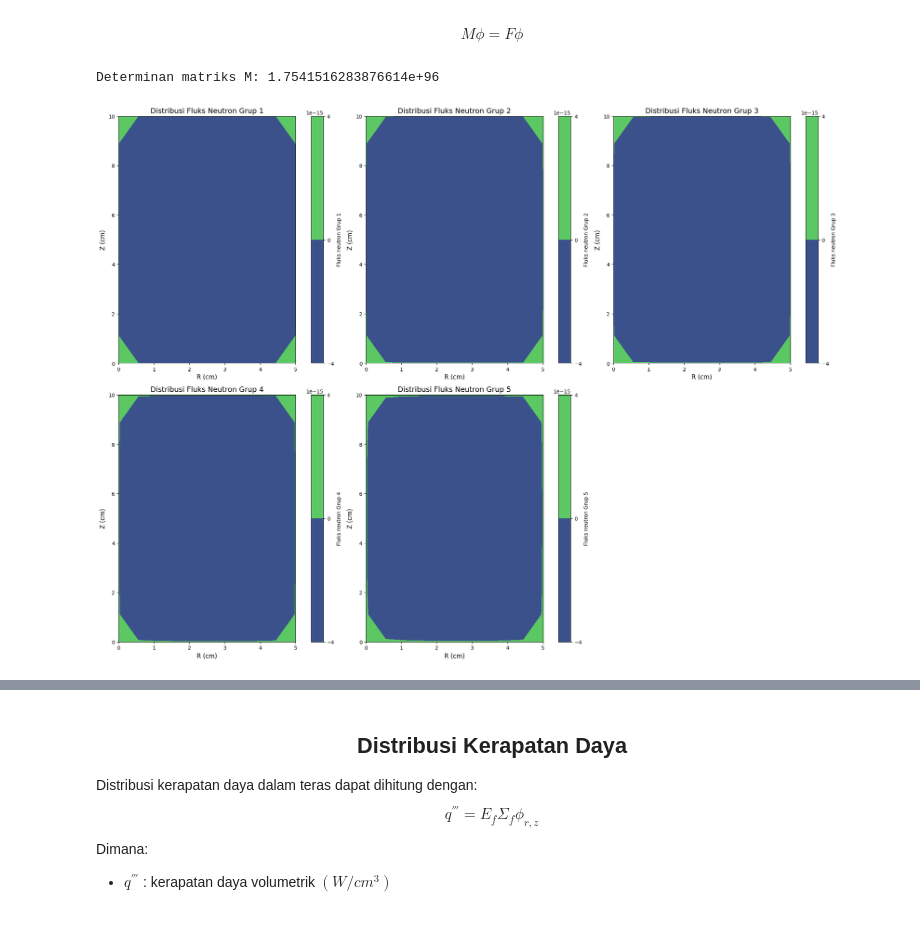
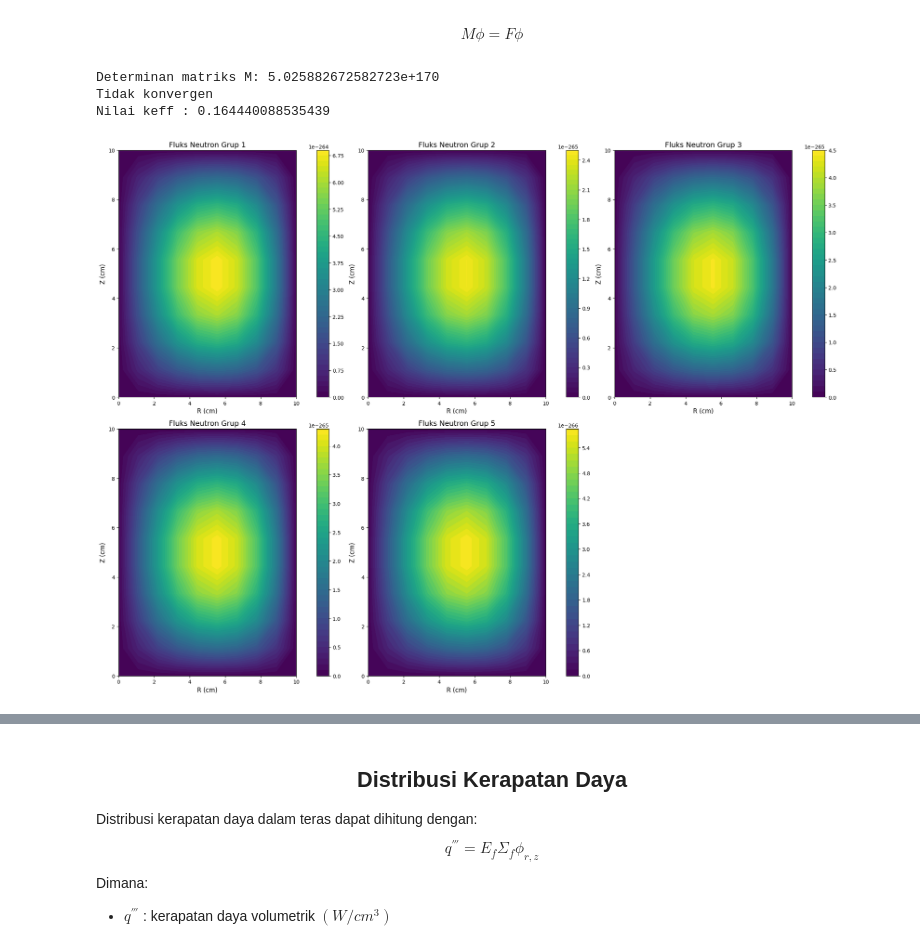
Before and after one commit to dhiyasalmas/Numerical-Method-in-Nuclear, a Jupyter notebook: UAS_24923304_Dhiya Salma Salsabila.ipynb, the cells around one changed output, grey strips where cells are left out. Drawn from its saved outputs; the diff is of its cells as text; code cells hidden in the pictures.

```diff
--- a/UAS_24923304_Dhiya Salma Salsabila.ipynb
+++ b/UAS_24923304_Dhiya Salma Salsabila.ipynb
@@ -204,30 +204,25 @@ import matplotlib.pyplot as plt
 import pandas as pd
 
 # Parameter
-jari_jari = 5   #Panjang reaktor (cm)
+jari_jari = 10   #Panjang reaktor (cm)
 tinggi = 10     #Tinggi reaktor (cm)
 jumlah_grup = 5  #Jumlah grup energi
 #Jumlah diskritisasi
 jumlahtitik_r = 10
 jumlahtitik_z = 10
 #Konstanta difusi (cm)
-D = [0.078075, 0.204467, 0.311864, 0.324637, 0.58843]
+D = [2.5, 1.0, 0.9, 0.8, 0.24]
 #Penampang lintang absorpsi (/cm)
-sigmaA =  [0.000864593443439083, 0.000585328804701596, 0.0130582259510234, 0.0130447474123313, 0.0857331159573507]
+sigmaA = [0.04, 0.06, 0.05, 0.17, 3]
 #Penampang lintang scattering (/cm)
-# sigmaS1 = [0.01, 0.015, 0.02, 0.025]
-# sigmaS2 = [0.005, 0.0075, 0.01]
-# sigmaS3 = [0.0025, 0.005]
-# sigmaS4 = [0.001]
-sigmaS1 = [0.0797572551797431, 0.0734727755063032, 0.000407603692686627, 0, 0]
-sigmaS2 = [0, 0.230604228080916, 0.0871925713410424, 0.0000184202889744771, 0.0000102334938747095]
-sigmaS3 = [0, 0, 0.288331623540377, 0.0636644744511097, 0.0297116665182524]
-sigmaS4 = [0, 0, 0.000368194600109412, -0.0523820725805024, 0.461238976403148]
-sigmaS5 = [0, 0, 0, 0.000400910441189934, 1.24258749108664]
+sigmaS1 = [0.01, 0.015, 0.02, 0.025]
+sigmaS2 = [0.005, 0.0075, 0.01]
+sigmaS3 = [0.0025, 0.005]
+sigmaS4 = [0.001]
 #Nu dan Penampang lintang fisi (/cm)
-nu_sigmaF = [0.00135577636282984, 0.000690694468833805, 0.0094444838186253, 0.0199357562344532, 0.148293536807834]
+nu_sigmaF = [0.06, 0.04, 0.05, 0.13, 4.4]
 #Chi (/cm)
-chi = [0.759920129972124, 0.23855812125176, 0.000178469037900414, 0, 0]
+chi = [0.9, 0.1, 0, 0, 0]
 # nilai keff awal
 keff = 1.0
 #Diskritisasi ruang
@@ -364,13 +359,12 @@ def matriks_F(chi, nu_sigmaF, keff, matriks_size, jumlahtitik):
     df.to_csv("matriksF.csv", header= False, index = False)
     return F
 
-def difusi(M, F, keff):
+def difusi(M, F, keff, matriks_size):
     # Membuat matriks S
     S = np.ones(matriks_size)
     iterasimax = 1000
     faktor_relaksasi = 0.5
     batas_konvergensi = 1e-3
-    phi = np.full(matriks_size, 1e19)
 
     # Menghitung fluks
     for n in range(iterasimax):
@@ -390,37 +384,42 @@ def difusi(M, F, keff):
         else:
             continue
 
         # Konvergensi
         if (konv_keff < batas_konvergensi):
-            print(f"Konvergen pada iterasi ke {n+1}")
+            print(f"Iterasi selesai pada {n+1}")
             print(f"Nilai keff: {keff:.6f}")
             break
+    print("Tidak konvergen")
+    print(f"Nilai keff : {keff}")
     return phi
 
 # Memanggil semua fungsi itu, huaaaa
 M = matriks_M(jumlahtitik_z, jumlahtitik_r, jumlah_grup, sigmaS1, sigmaS2, sigmaS3, sigmaS4, sigmaA, D, dr, dz, r)
 F = matriks_F(chi, nu_sigmaF, keff, matriks_size, jumlahtitik)
-phi = difusi(M, F, keff)
+phi = difusi(M, F, keff, matriks_size)
 
+abs_phi = abs(phi)
 # Membuat grid diskritisasi untuk r dan z
 R, Z = np.meshgrid(r, z)
 
 # Merubah ke bentuk 2D untuk masing-masing grup
-phi_2d_grup = phi.reshape((jumlah_grup, jumlahtitik_r, jumlahtitik_z))
+phi_2d_grup = abs_phi.reshape((jumlah_grup, jumlahtitik_r, jumlahtitik_z))
 
 # Plot
 fig, axes = plt.subplots(2, 3, figsize=(20, 15),constrained_layout=True)
 for i, ax in enumerate(axes.flat):
     if i < len(phi_2d_grup):
         cs = ax.contourf(R, Z, phi_2d_grup[i], levels=50, cmap="viridis")
-        fig.colorbar(cs, ax=ax, label=f"Fluks neutron Grup {i+1}")
+        fig.colorbar(cs, ax=ax)
         ax.set_xlabel("R (cm)", fontsize=12)
         ax.set_ylabel("Z (cm)", fontsize=12)
-        ax.set_title(f"Distribusi Fluks Neutron Grup {i+1}", fontsize=14)
+        ax.set_title(f"Fluks Neutron Grup {i+1}", fontsize=14)
         ax.set_aspect('auto')
     else:
         ax.axis('off')
 plt.show()
 # %% [output]
-Determinan matriks M: 1.7541516283876614e+96
+Determinan matriks M: 5.025882672582723e+170
+Tidak konvergen
+Nilai keff : 0.164440088535439
-[figure, old version]
+[figure, new version]
```
Also changed, not shown: parts of 4 cells of this notebook.
